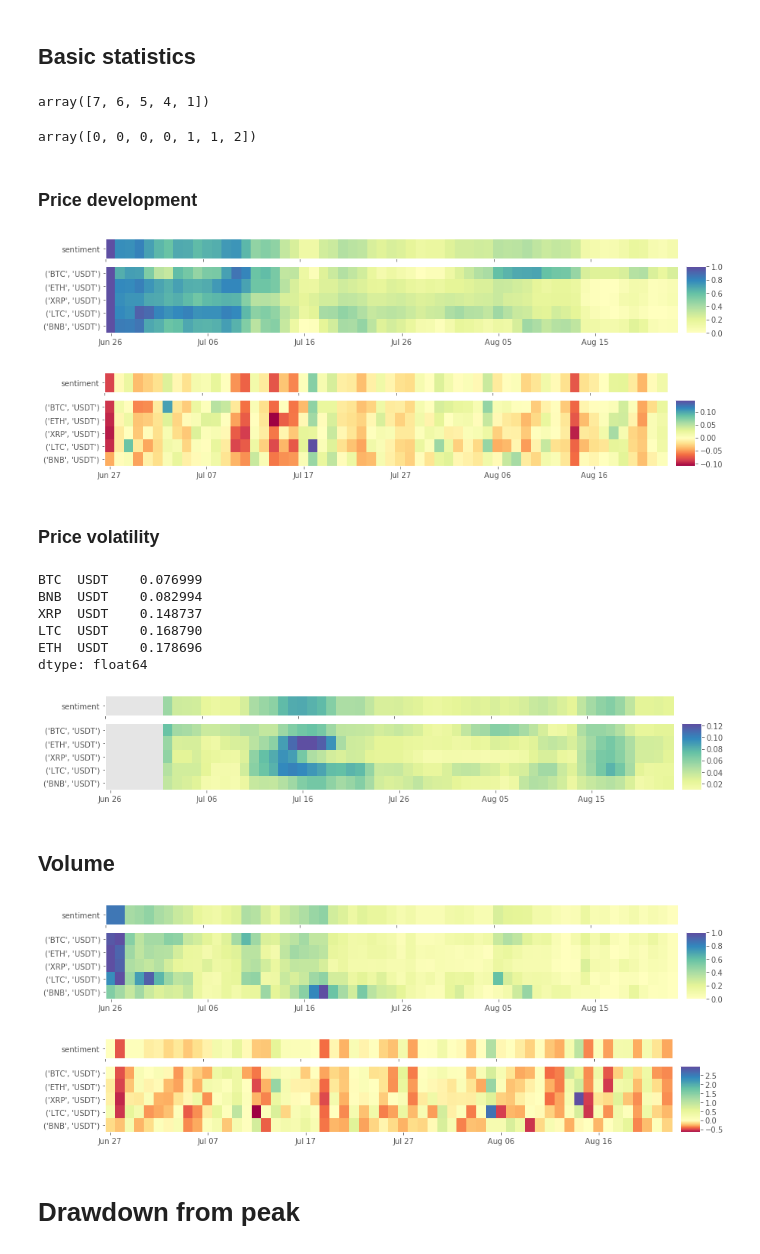
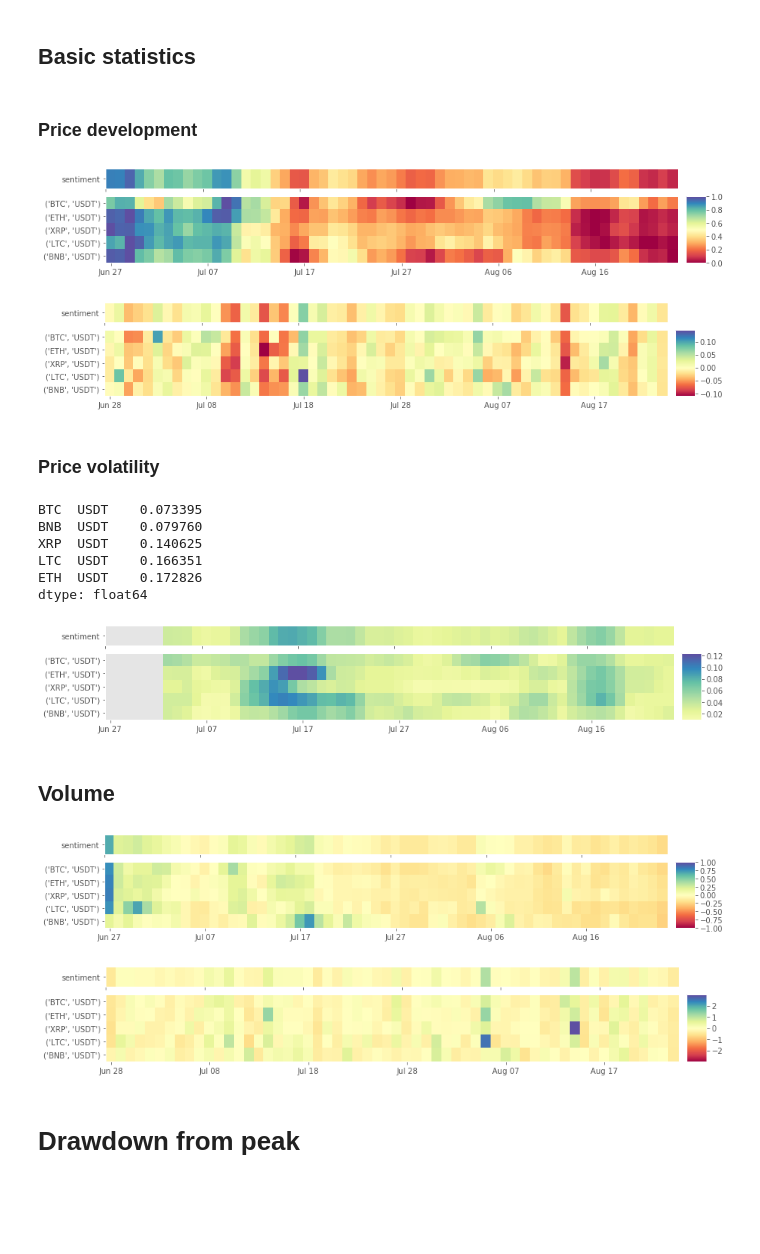
Before and after one commit to Sahanduiuc/cryptoz, a Jupyter notebook: Workbook.ipynb, the cells around one changed output. Cells and saved outputs as stored; diff of their text form; code cells hidden in the pictures; blank space fills up the shorter version.

```diff
--- a/Workbook.ipynb
+++ b/Workbook.ipynb
@@ -52,7 +57,7 @@ binance = BinanceHelper(client)
 # %% [markdown]
 ## Data
 # %%
-ohlcvs = binance.get_multiple_pair_ohlcv(pairs, interval, limit=limit)
+data_dict = binance.get_multiple_pair_ohlcv(pairs, interval, limit=limit)
 # %% [output]
 [interactive output not drawn]
 # %%
@@ -61,77 +66,76 @@ ohlcvs.keys()
 dict_keys([('BTC', 'USDT'), ('ETH', 'USDT'), ('XRP', 'USDT'), ('LTC', 'USDT'), ('BNB', 'USDT')])
 # %% [markdown]
 ## Basic statistics
-# %%
-utils.reverse_scale(pd.DataFrame([1, 2, 3, 4, 7])).values.flatten()
-# %% [output]
-array([7, 6, 5, 4, 1])
-# %%
-utils.classify_arr(np.array([-3, -2, -1, 0, 1, 2, 3]), [1, 3], bipolar=False)
-# %% [output]
-array([0, 0, 0, 0, 1, 1, 2])
 # %% [markdown]
 ### Price development
 # %%
-# Select column from each OHLCV
-df = utils.reduce_group_to_df(ohlcvs, 'M')
+# Select a column from each OHLCV dataframe and stack into a new one
+df = utils.build_from_dict(data_dict, 'M')
 
 # We want to somehow compare prices of all assets
 # Thus let's normalize the prices based on their performance
-# 1 would mean that this time step is the the all time high (ATH)
+# To have a better overview, we normalize here with respect to both past and future
+# In more sensitive settings, use expanding_normalize to use the past data only.
 df = utils.normalize(df, 'minmax')
 
 # Plot price evolution (i.e. price development heatmap)
-# Rank by the latest price performance
-plots.evolution(df)
+# 1: the highest price (for a pair and window)
+# 0: the lowest price
+plots.evolution(df, norm=plots.midpoint_norm(0.5), vmin=0, vmax=1)
 # %% [output]
-[figure, old version]
+[figure, new version]
 # %%
 # Percentage change between the current and a prior price.
-df = utils.reduce_group_to_df(ohlcvs, 'M')
+df = utils.build_from_dict(data_dict, 'M')
 df = df.pct_change().dropna()
 
-plots.evolution(df)
+plots.evolution(df, norm=plots.midpoint_norm(0))
 # %% [output]
-[figure, old version]
+[figure, new version]
 # %% [markdown]
 ### Price volatility
 # %%
 # Normalized volatility of each pair
-df = utils.reduce_group_to_df(ohlcvs, 'M')
+df = utils.build_from_dict(data_dict, 'M')
 df = df.std() / df.mean()
 df.sort_values()
 # %% [output]
-BTC  USDT    0.076999
-BNB  USDT    0.082994
-XRP  USDT    0.148737
-LTC  USDT    0.168790
-ETH  USDT    0.178696
+BTC  USDT    0.073395
+BNB  USDT    0.079760
+XRP  USDT    0.140625
+LTC  USDT    0.166351
+ETH  USDT    0.172826
 dtype: float64
 # %%
 # Show development of the normalized volatility (smoothed)
-df = utils.reduce_group_to_df(ohlcvs, 'M')
+df = utils.build_from_dict(data_dict, 'M')
 df = df.rolling(7).std() / df.rolling(7).mean()
 
-plots.evolution(df)
+plots.evolution(df, norm=plots.midpoint_norm(0))
 # %% [output]
-[figure, old version]
+[figure, new version]
 # %% [markdown]
 ## Volume
 # %%
 # Compare the development of volume for different pairs
-df = utils.reduce_group_to_df(ohlcvs, 'V')
-df = utils.normalize(df, 'minmax')
+df = utils.build_from_dict(data_dict, 'V')
+# -1: the minimum volume (for a pair and window)
+# 0: the mean volume
+# 1: the maximum volume
+df = utils.normalize(df, 'mean')
 
-plots.evolution(df)
+plots.evolution(df, norm=plots.midpoint_norm(0), vmin=-1, vmax=1)
 # %% [output]
-[figure, old version]
+[figure, new version]
 # %%
 # Percentage change between the current and a prior volume.
-df = utils.reduce_group_to_df(ohlcvs, 'V')
+df = utils.build_from_dict(data_dict, 'V')
 df = df.pct_change().dropna()
 
-plots.evolution(df)
+# Make the colormap symmetric for both positive and negative values (min=-max)
+vmin, vmax = plots.get_vmin_vmax(df, symmetric=True)
+plots.evolution(df, norm=plots.midpoint_norm(0), vmin=vmin, vmax=vmax)
 # %% [output]
-[figure, old version]
+[figure, new version]
 # %% [markdown]
 # Drawdown from peak
```
Also changed, not shown: parts of 51 cells of this notebook, 3 other files.
